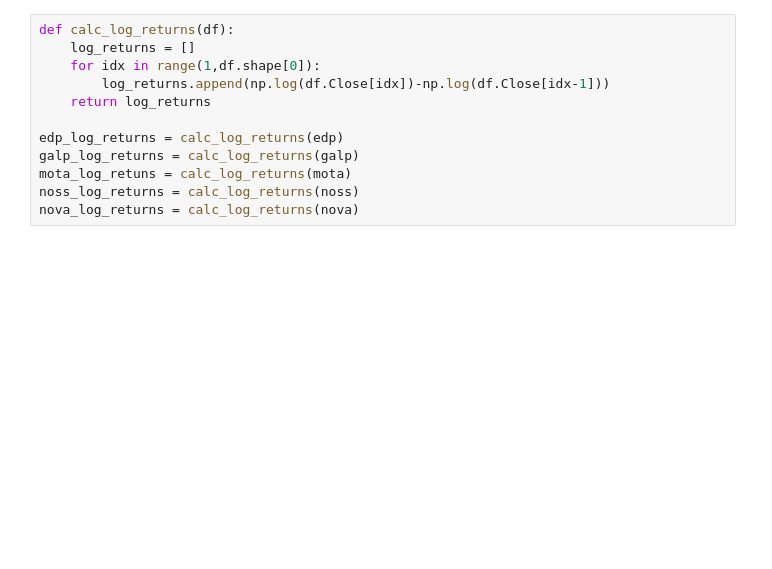
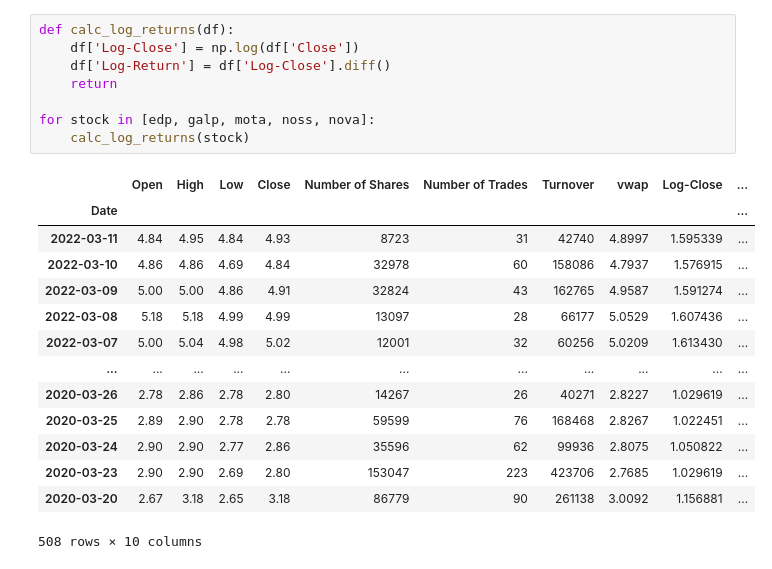
Before and after one commit to marcoHoev/time-series, a Jupyter notebook: project2/basic_plots_2.ipynb, the cells around one changed output. Drawn from its saved outputs; the diff is of its cells as text; blank space fills up the shorter version.

```diff
--- a/project2/basic_plots_2.ipynb
+++ b/project2/basic_plots_2.ipynb
@@ -34,16 +50,27 @@ plt.plot()
 plt.show()
 # %% [output]
 [figure]
-# %%
-def calc_log_returns(df):
-    log_returns = []
-    for idx in range(1,df.shape[0]):
-        log_returns.append(np.log(df.Close[idx])-np.log(df.Close[idx-1]))
-    return log_returns
-
-edp_log_returns = calc_log_returns(edp)
-galp_log_returns = calc_log_returns(galp)
-mota_log_retuns = calc_log_returns(mota)
-noss_log_returns = calc_log_returns(noss)
-nova_log_returns = calc_log_returns(nova)
+# %%
+def calc_log_returns(df):
+    df['Log-Close'] = np.log(df['Close'])
+    df['Log-Return'] = df['Log-Close'].diff()
+    return
+
+for stock in [edp, galp, mota, noss, nova]:
+    calc_log_returns(stock)
+# %% [output]
+|  | Open | High | Low | Close | Number of Shares | Number of Trades | Turnover | vwap | Log-Close | ... |
+| Date |  |  |  |  |  |  |  |  |  | ... |
+| 2022-03-11 | 4.84 | 4.95 | 4.84 | 4.93 | 8723 | 31 | 42740 | 4.8997 | 1.595339 | ... |
+| 2022-03-10 | 4.86 | 4.86 | 4.69 | 4.84 | 32978 | 60 | 158086 | 4.7937 | 1.576915 | ... |
+| 2022-03-09 | 5.00 | 5.00 | 4.86 | 4.91 | 32824 | 43 | 162765 | 4.9587 | 1.591274 | ... |
+| 2022-03-08 | 5.18 | 5.18 | 4.99 | 4.99 | 13097 | 28 | 66177 | 5.0529 | 1.607436 | ... |
+| 2022-03-07 | 5.00 | 5.04 | 4.98 | 5.02 | 12001 | 32 | 60256 | 5.0209 | 1.613430 | ... |
+| ... | ... | ... | ... | ... | ... | ... | ... | ... | ... | ... |
+| 2020-03-26 | 2.78 | 2.86 | 2.78 | 2.80 | 14267 | 26 | 40271 | 2.8227 | 1.029619 | ... |
+| 2020-03-25 | 2.89 | 2.90 | 2.78 | 2.78 | 59599 | 76 | 168468 | 2.8267 | 1.022451 | ... |
+| 2020-03-24 | 2.90 | 2.90 | 2.77 | 2.86 | 35596 | 62 | 99936 | 2.8075 | 1.050822 | ... |
+| 2020-03-23 | 2.90 | 2.90 | 2.69 | 2.80 | 153047 | 223 | 423706 | 2.7685 | 1.029619 | ... |
+| 2020-03-20 | 2.67 | 3.18 | 2.65 | 3.18 | 86779 | 90 | 261138 | 3.0092 | 1.156881 | ... |
+508 rows × 10 columns
 # %%
```
Also changed, not shown: parts of 7 cells of this notebook.
